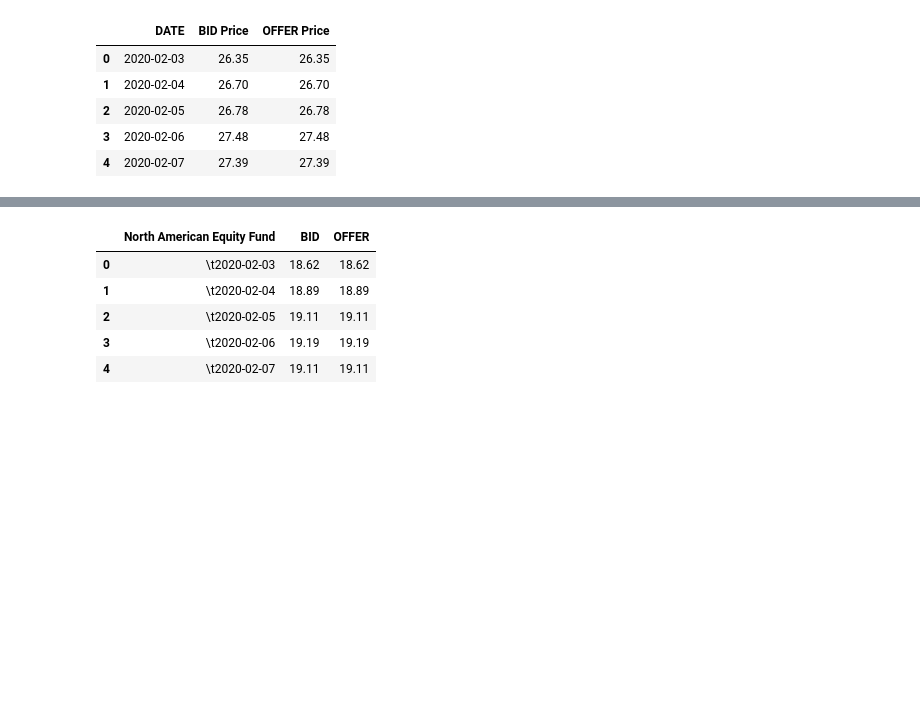
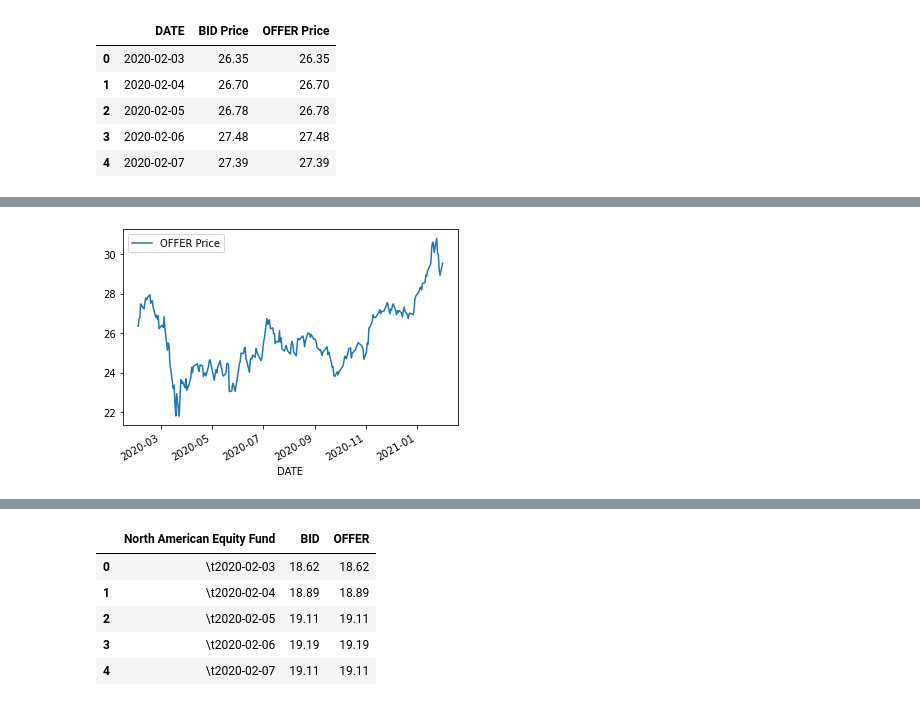
Before and after one commit to easonlai/mpf-fund-analysis-v1, a Jupyter notebook: mpf-fund-analysis-v1.ipynb, the cells around one changed output, grey strips where cells are left out. Drawn from its saved outputs; the diff is of its cells as text; code cells hidden in the pictures; blank space fills up the shorter version.

```diff
--- a/mpf-fund-analysis-v1.ipynb
+++ b/mpf-fund-analysis-v1.ipynb
@@ -51,3 +52,6 @@ data1.head(5)
 | 2 | 2020-02-05 | 26.78 | 26.78 |
 | 3 | 2020-02-06 | 27.48 | 27.48 |
 | 4 | 2020-02-07 | 27.39 | 27.39 |
+# %%
+data1.set_index('DATE', inplace = True)
+data1.info()
@@ -53,0 +68,5 @@ data1.head(5)
+# %%
+data1.plot(y=['OFFER Price'], use_index=True, kind='line')
+plt.show()
+# %% [output]
+[figure, added]
```
Also changed, not shown: parts of 34 cells of this notebook, 1 other file.
